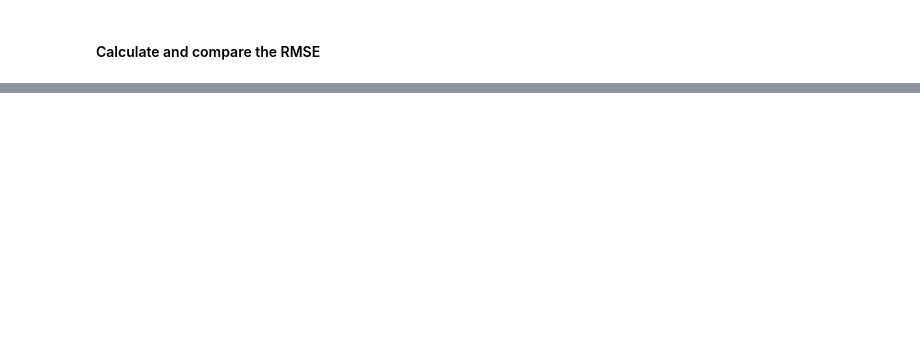
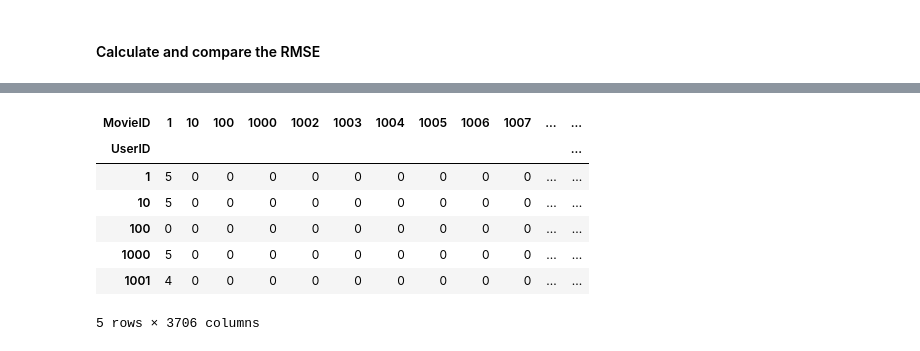
Before and after one commit to billyae/BioStat914-HW2, a Jupyter notebook: hw2.ipynb, the cells around one changed output, grey strips where cells are left out. Drawn from its saved outputs; the diff is of its cells as text; code cells hidden in the pictures; blank space fills up the shorter version.

```diff
--- a/hw2.ipynb
+++ b/hw2.ipynb
@@ -454,0 +498,12 @@ NameError: name 'SGD_factorization' is not defined
+# %%
+import pandas as pd
+import numpy as np
+ratings_list = [i.strip().split("::") for i in open('ratings.dat', 'r').readlines()]
+users_list = [i.strip().split("::") for i in open('users.dat', 'r').readlines()]
+movies_list = [i.strip().split("::") for i in open('movies.dat', 'r', encoding="ISO-8859-1").readlines()]
+ratings = np.array(ratings_list)
+users = np.array(users_list)
+movies = np.array(movies_list)
+ratings_df = pd.DataFrame(ratings_list, columns = ['UserID', 'MovieID','Rating', 'Timestamp'])
+movies_df = pd.DataFrame(movies_list, columns = ['MovieID', 'Title', 'Genres'])
+movies_df['MovieID'] = movies_df['MovieID'].apply(pd.to_numeric)
@@ -454,0 +528,12 @@ NameError: name 'SGD_factorization' is not defined
+# %%
+R_df = ratings_df.pivot(index = 'UserID', columns ='MovieID', values = 'Rating').fillna(0)
+R_df.head()
+# %% [output]
+| MovieID | 1 | 10 | 100 | 1000 | 1002 | 1003 | 1004 | 1005 | 1006 | 1007 | ... | ... |
+| UserID |  |  |  |  |  |  |  |  |  |  |  | ... |
+| 1 | 5 | 0 | 0 | 0 | 0 | 0 | 0 | 0 | 0 | 0 | ... | ... |
+| 10 | 5 | 0 | 0 | 0 | 0 | 0 | 0 | 0 | 0 | 0 | ... | ... |
+| 100 | 0 | 0 | 0 | 0 | 0 | 0 | 0 | 0 | 0 | 0 | ... | ... |
+| 1000 | 5 | 0 | 0 | 0 | 0 | 0 | 0 | 0 | 0 | 0 | ... | ... |
+| 1001 | 4 | 0 | 0 | 0 | 0 | 0 | 0 | 0 | 0 | 0 | ... | ... |
+5 rows × 3706 columns
```
Also changed, not shown: parts of 23 cells of this notebook, 5 other files.
